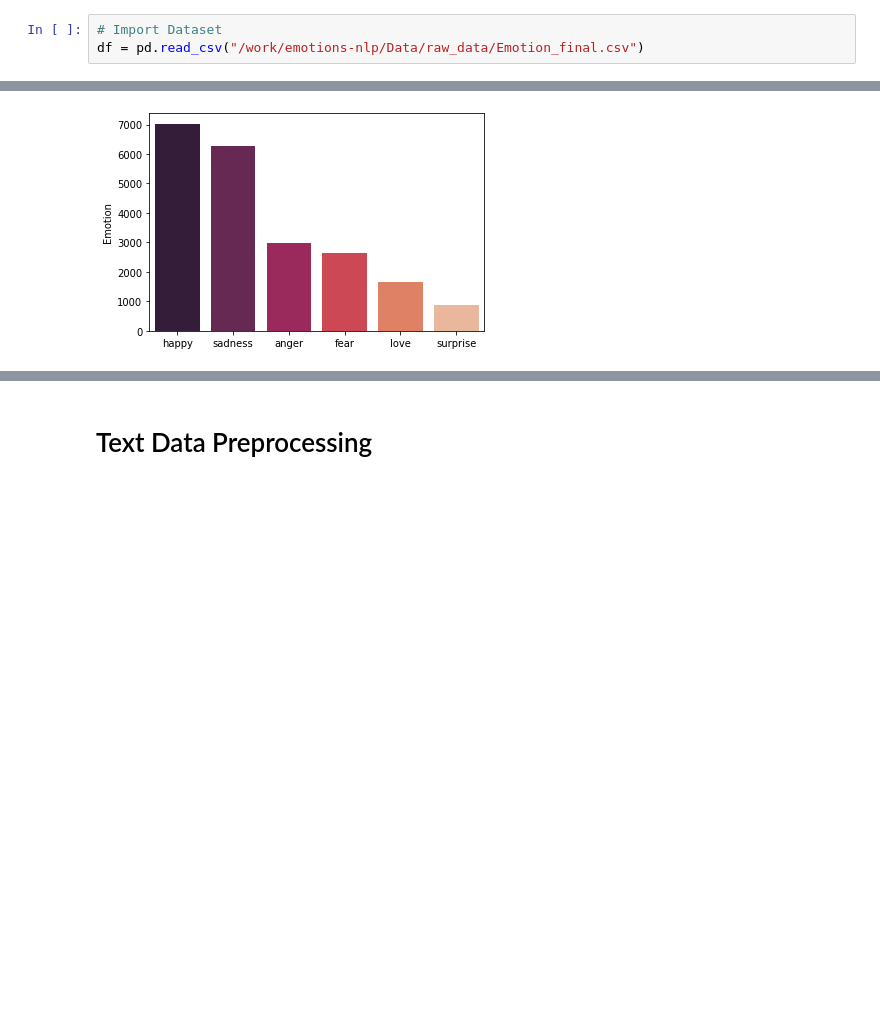
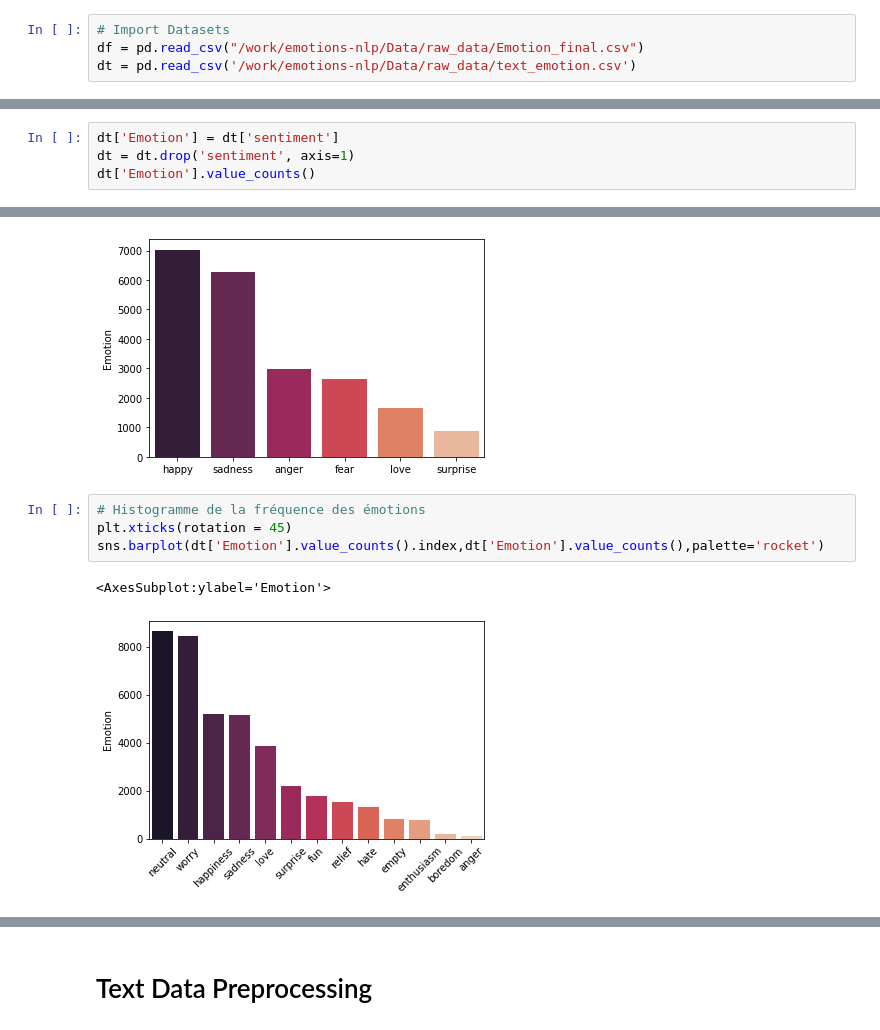
Before and after one commit to Hellfik/emotions-nlp, a Jupyter notebook: notebook/data_analysis.ipynb, the cells around one changed output, grey strips where cells are left out. Drawn from its saved outputs; the diff is of its cells as text; blank space fills up the shorter version.

```diff
--- a/notebook/data_analysis.ipynb
+++ b/notebook/data_analysis.ipynb
@@ -30,8 +27,9 @@ from src.utils.functions import *
 # %% [markdown]
 # Import Data
 # %%
-# Import Dataset
+# Import Datasets
 df = pd.read_csv("/work/emotions-nlp/Data/raw_data/Emotion_final.csv")
+dt = pd.read_csv('/work/emotions-nlp/Data/raw_data/text_emotion.csv')
 # %%
 # Print first five rows
 df.head()
@@ -46,0 +88,4 @@ df.head()
+# %%
+dt['Emotion'] = dt['sentiment']
+dt = dt.drop('sentiment', axis=1)
+dt['Emotion'].value_counts()
@@ -85,6 +145,13 @@ sns.barplot(df['Emotion'].value_counts().index,df['Emotion'].value_counts(),pale
 # %% [output]
 <AxesSubplot:ylabel='Emotion'>
 [figure]
+# %%
+# Histogramme de la fréquence des émotions
+plt.xticks(rotation = 45)
+sns.barplot(dt['Emotion'].value_counts().index,dt['Emotion'].value_counts(),palette='rocket')
+# %% [output]
+<AxesSubplot:ylabel='Emotion'>
+[figure, added]
 # %%
 fig, (ax1, ax2) = plt.subplots(1, 2, figsize=[26, 8])
 wordcloud = WordCloud( background_color='white',
```
Also changed, not shown: parts of 35 cells of this notebook, 11 other files.
